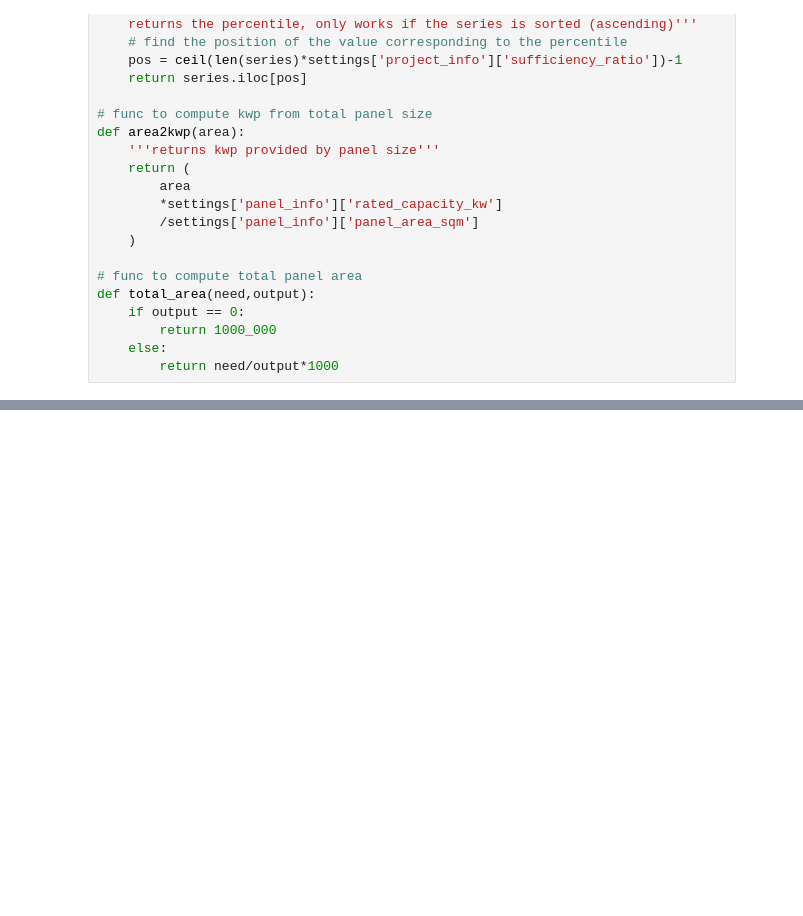
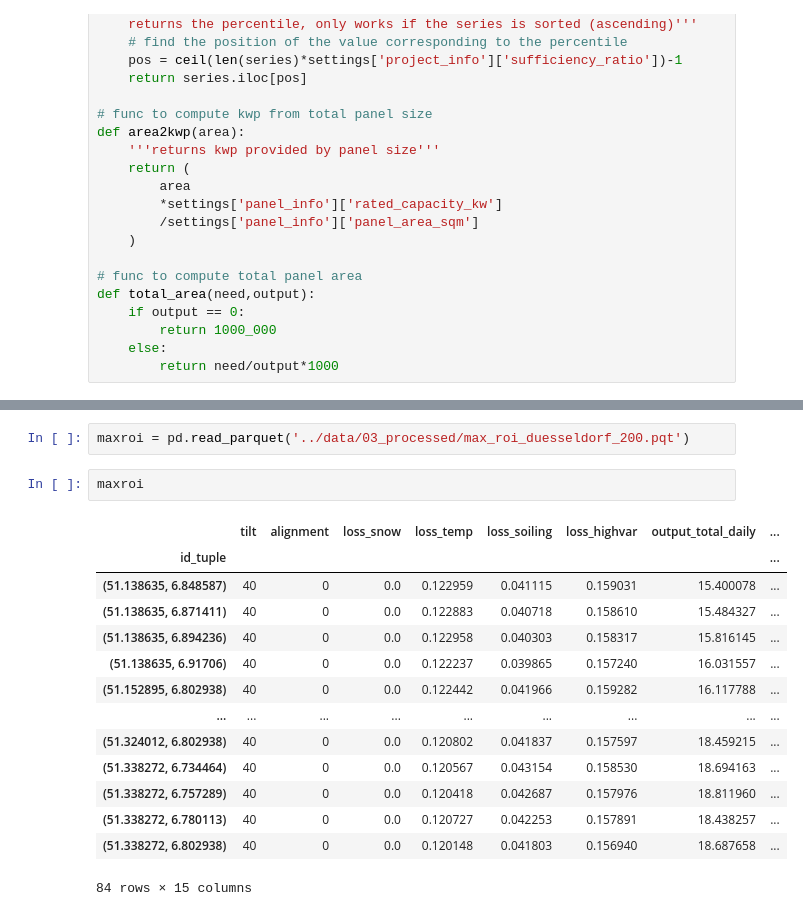
Before and after one commit to WebDevelopmentDuesseldorf/Solaranlagen, a Jupyter notebook: src/d07_visualisation/dashboard.ipynb, the cells around one changed output, grey strips where cells are left out. Saved outputs shown, nothing was run; the diff lists cells and outputs as text; blank space fills up the shorter version.

```diff
--- a/src/d07_visualisation/dashboard.ipynb
+++ b/src/d07_visualisation/dashboard.ipynb
@@ -1240,6 +1297,25 @@ def get_need(status,process_id):
             ('94% done - Highest possible output for each location analysed in '+f'{elapsed1:0.2f} seconds'),
             ('95% done - Highest possible ROI for each location analysed in '+f'{elapsed1:0.2f} seconds'),
         )
+# %%
+maxroi = pd.read_parquet('../data/03_processed/max_roi_duesseldorf_200.pqt')
+# %%
+maxroi
+# %% [output]
+|  | tilt | alignment | loss_snow | loss_temp | loss_soiling | loss_highvar | output_total_daily | ... |
+| id_tuple |  |  |  |  |  |  |  | ... |
+| (51.138635, 6.848587) | 40 | 0 | 0.0 | 0.122959 | 0.041115 | 0.159031 | 15.400078 | ... |
+| (51.138635, 6.871411) | 40 | 0 | 0.0 | 0.122883 | 0.040718 | 0.158610 | 15.484327 | ... |
+| (51.138635, 6.894236) | 40 | 0 | 0.0 | 0.122958 | 0.040303 | 0.158317 | 15.816145 | ... |
+| (51.138635, 6.91706) | 40 | 0 | 0.0 | 0.122237 | 0.039865 | 0.157240 | 16.031557 | ... |
+| (51.152895, 6.802938) | 40 | 0 | 0.0 | 0.122442 | 0.041966 | 0.159282 | 16.117788 | ... |
+| ... | ... | ... | ... | ... | ... | ... | ... | ... |
+| (51.324012, 6.802938) | 40 | 0 | 0.0 | 0.120802 | 0.041837 | 0.157597 | 18.459215 | ... |
+| (51.338272, 6.734464) | 40 | 0 | 0.0 | 0.120567 | 0.043154 | 0.158530 | 18.694163 | ... |
+| (51.338272, 6.757289) | 40 | 0 | 0.0 | 0.120418 | 0.042687 | 0.157976 | 18.811960 | ... |
+| (51.338272, 6.780113) | 40 | 0 | 0.0 | 0.120727 | 0.042253 | 0.157891 | 18.438257 | ... |
+| (51.338272, 6.802938) | 40 | 0 | 0.0 | 0.120148 | 0.041803 | 0.156940 | 18.687658 | ... |
+84 rows × 15 columns
 # %%
 # show the plots
 
```
Also changed, not shown: parts of 4 cells of this notebook.
